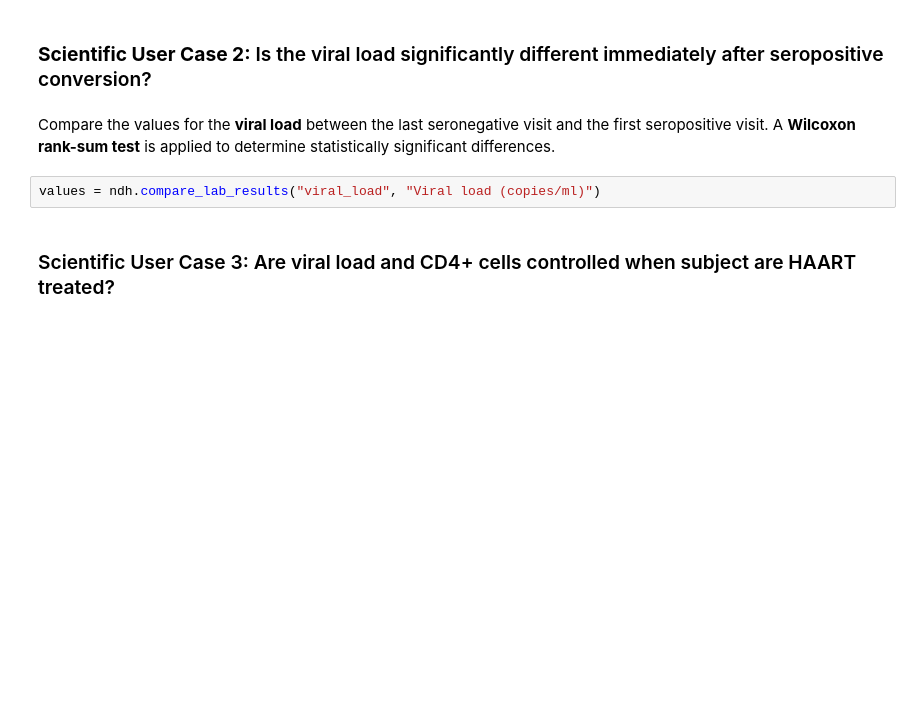
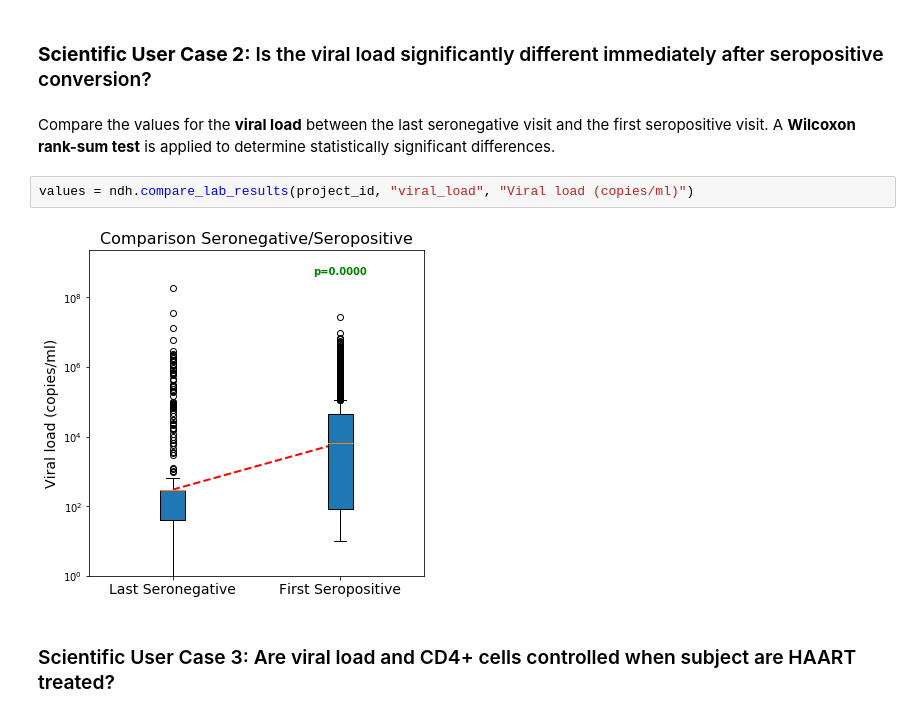
Before and after one commit to uc-cdis/ndh-demo, a Jupyter notebook: demo/CHARLIE_demo.ipynb, the cells around one changed output. Saved outputs shown, nothing was run; the diff lists cells and outputs as text; blank space fills up the shorter version.

```diff
--- a/demo/CHARLIE_demo.ipynb
+++ b/demo/CHARLIE_demo.ipynb
@@ -35,7 +50,9 @@ values = ndh.compare_lab_results("leu3n", "# of CD4 positive cells")
 # %% [markdown]
 Compare the values for the **viral load** between the last seronegative visit and the first seropositive visit. A **Wilcoxon rank-sum test** is applied to determine statistically significant differences.
 # %%
-values = ndh.compare_lab_results("viral_load", "Viral load (copies/ml)")
+values = ndh.compare_lab_results(project_id, "viral_load", "Viral load (copies/ml)")
+# %% [output]
+[figure, added]
 # %% [markdown]
 ### Scientific User Case 3: Are viral load and CD4+ cells controlled when subject are HAART treated?
 # %% [markdown]
```
Also changed, not shown: parts of 6 cells of this notebook, 1 other file.
